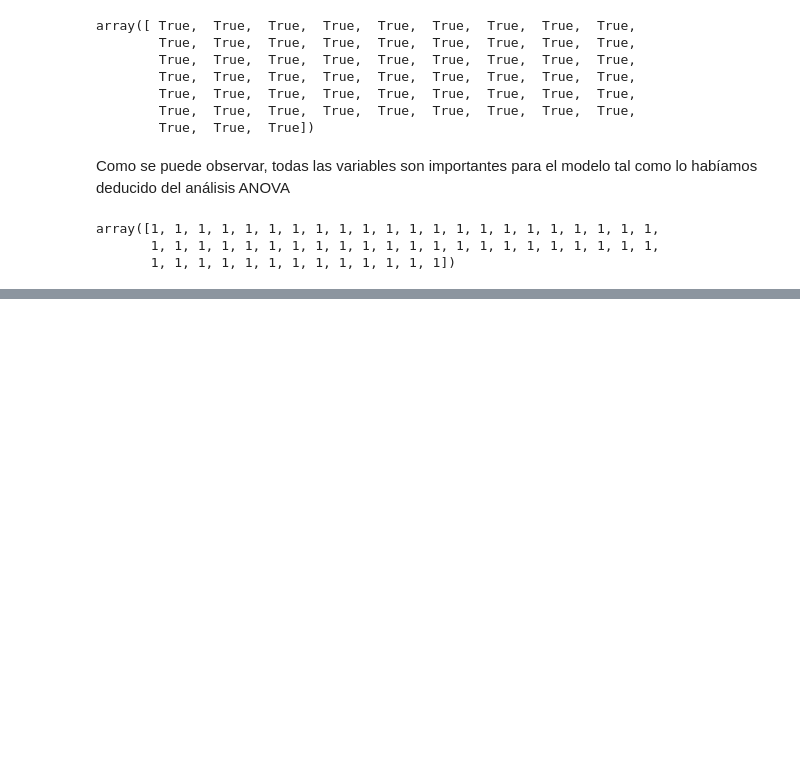
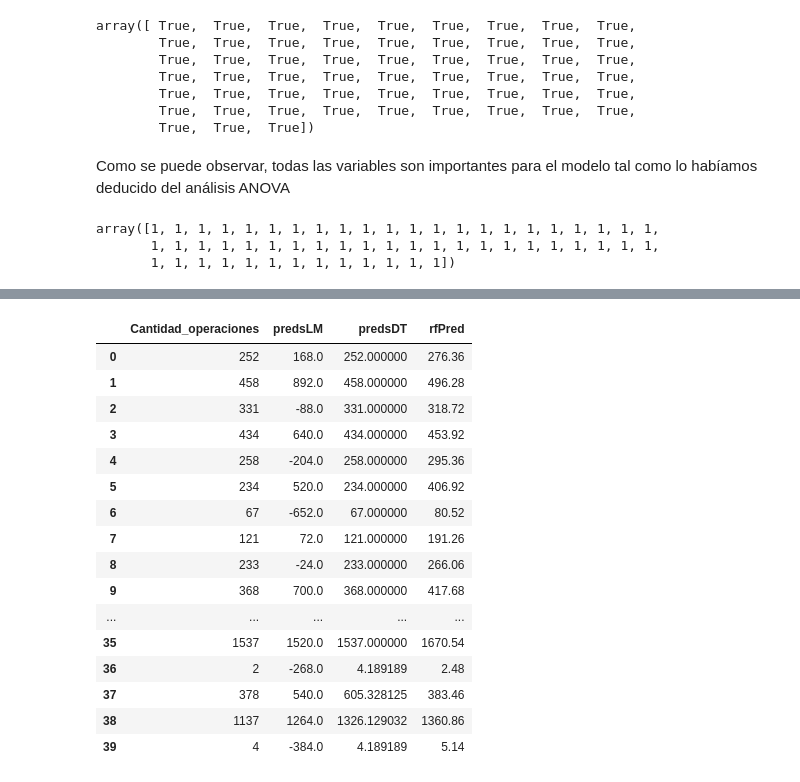
Before and after one commit to jmmendozae/DS_Projects_MM, a Jupyter notebook: Cantidad de operaciones_test.ipynb, the cells around one changed output, grey strips where cells are left out. Saved outputs shown, nothing was run; the diff lists cells and outputs as text; code cells hidden in the pictures; blank space fills up the shorter version.

```diff
--- a/Cantidad de operaciones_test.ipynb
+++ b/Cantidad de operaciones_test.ipynb
@@ -594,0 +650,20 @@ sum(dataNew["rforest_error"])/len(dataNew)
+# %%
+dataNew[["Cantidad_operaciones", "predsLM", "predsDT","rfPred"]].head(40)
+# %% [output]
+|  | Cantidad_operaciones | predsLM | predsDT | rfPred |
+| 0 | 252 | 168.0 | 252.000000 | 276.36 |
+| 1 | 458 | 892.0 | 458.000000 | 496.28 |
+| 2 | 331 | -88.0 | 331.000000 | 318.72 |
+| 3 | 434 | 640.0 | 434.000000 | 453.92 |
+| 4 | 258 | -204.0 | 258.000000 | 295.36 |
+| 5 | 234 | 520.0 | 234.000000 | 406.92 |
+| 6 | 67 | -652.0 | 67.000000 | 80.52 |
+| 7 | 121 | 72.0 | 121.000000 | 191.26 |
+| 8 | 233 | -24.0 | 233.000000 | 266.06 |
+| 9 | 368 | 700.0 | 368.000000 | 417.68 |
+| ... | ... | ... | ... | ... |
+| 35 | 1537 | 1520.0 | 1537.000000 | 1670.54 |
+| 36 | 2 | -268.0 | 4.189189 | 2.48 |
+| 37 | 378 | 540.0 | 605.328125 | 383.46 |
+| 38 | 1137 | 1264.0 | 1326.129032 | 1360.86 |
+| 39 | 4 | -384.0 | 4.189189 | 5.14 |
```
Also changed, not shown: parts of 28 cells of this notebook.
